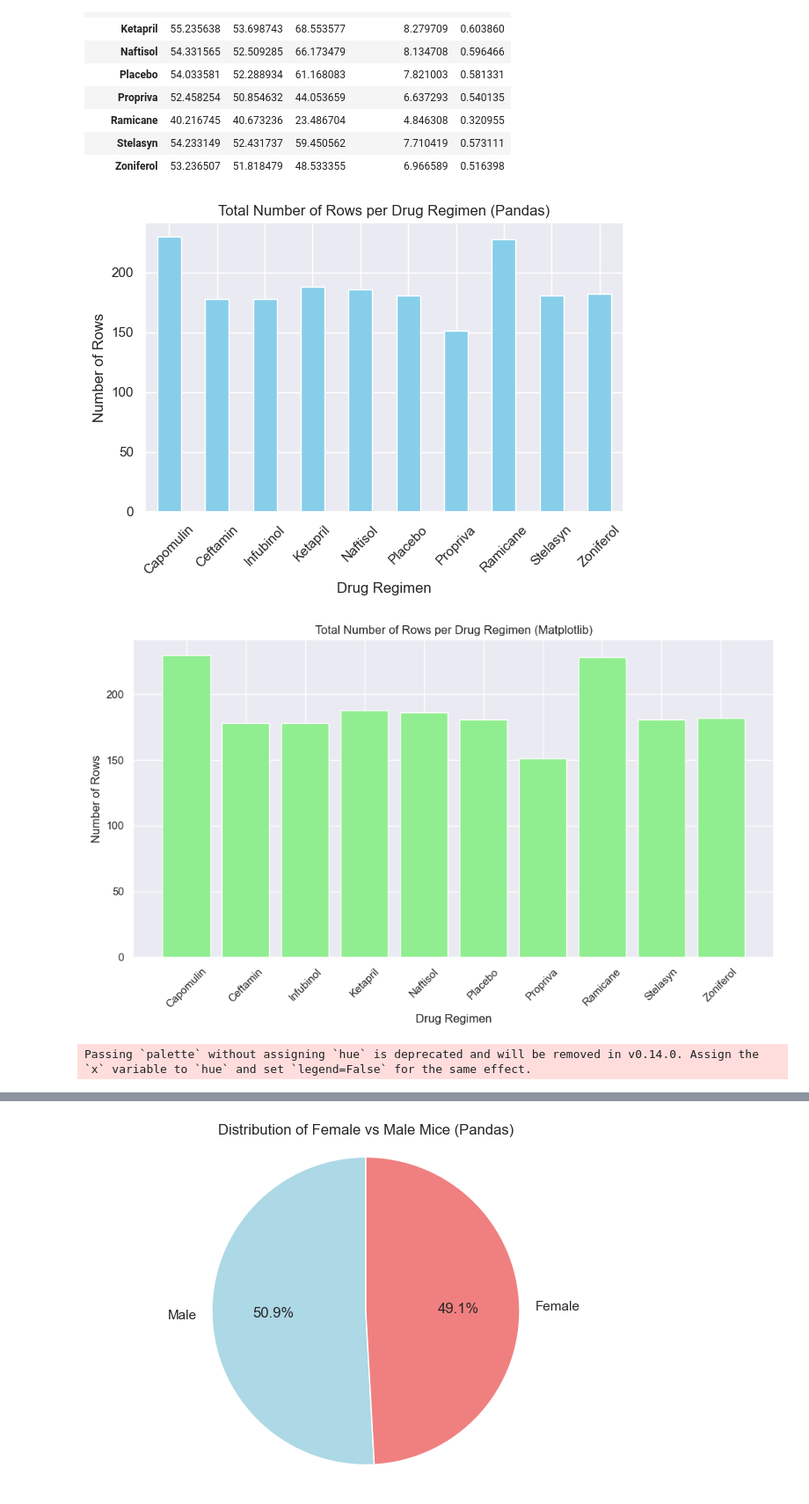
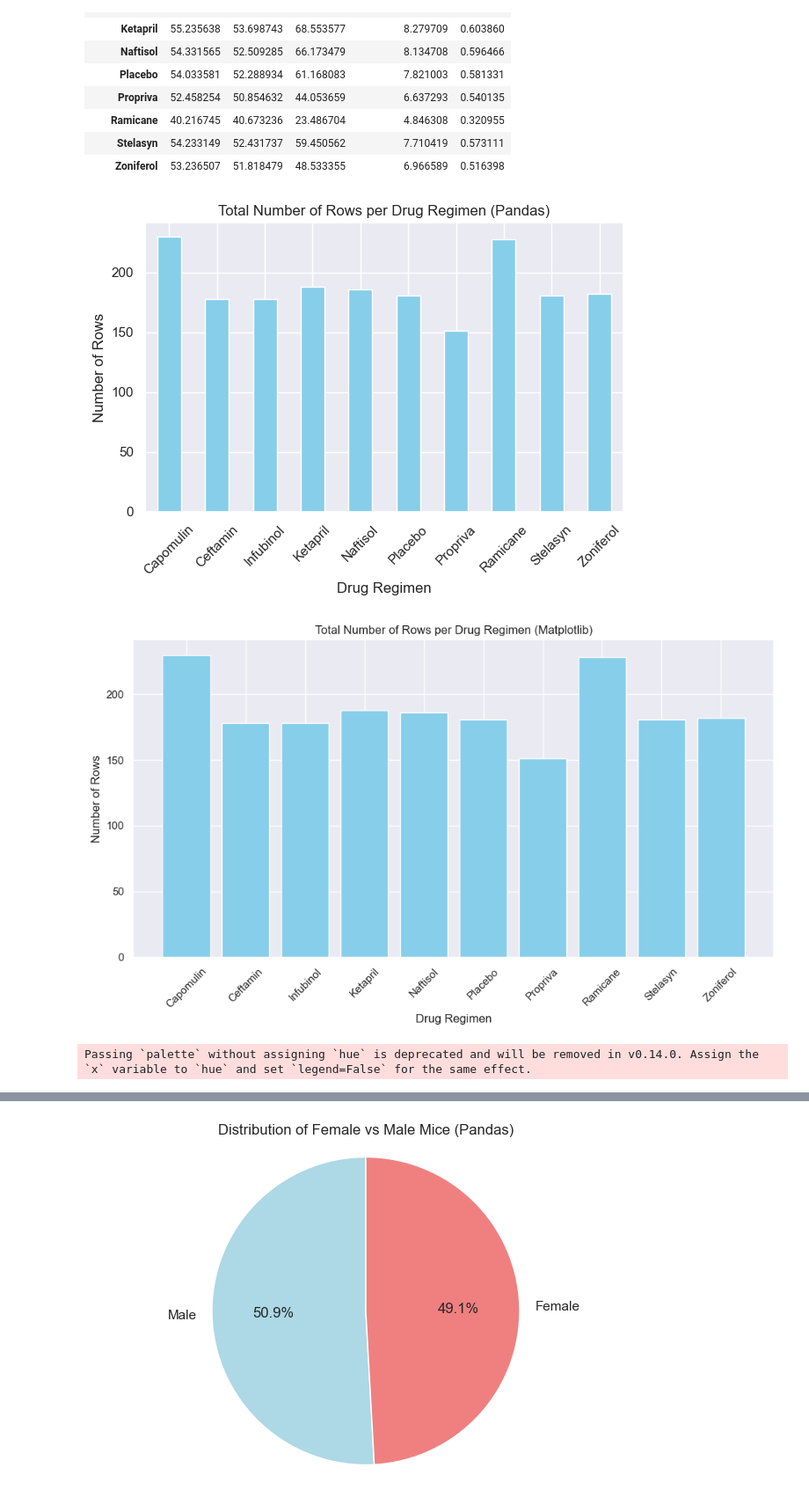
Before and after one commit to lirralirra/Week5_matplotlib_Challenge, a Jupyter notebook: main.ipynb, the cells around one changed output, grey strips where cells are left out. Shown at 88% size. Saved outputs shown, nothing was run; the diff lists cells and outputs as text; code cells hidden in the pictures.

```diff
--- a/main.ipynb
+++ b/main.ipynb
@@ -140,38 +140,38 @@ plt.show()
 
 # Bar Chart using Matplotlib's pyplot methods
 plt.figure(figsize=(10, 6))
-plt.bar(drug_counts.index, drug_counts.values, color='lightgreen')
+plt.bar(drug_counts.index, drug_counts.values, color='skyblue')
 plt.title('Total Number of Rows per Drug Regimen (Matplotlib)')
 plt.xlabel('Drug Regimen')
 plt.ylabel('Number of Rows')
 plt.xticks(rotation=45)
 plt.tight_layout()
 plt.show()
 
 #using seaborn
 # Set the style
 sns.set(style='darkgrid')
 
 # Bar chart with Seaborn
 plt.figure(figsize=(10, 6))
 sns.barplot(x=drug_counts.index,
             y=drug_counts.values, palette='viridis')
 plt.title('Total Number of Rows per Drug Regimen (Seaborn)')
 plt.xlabel('Drug Regimen')
 plt.ylabel('Number of Rows')
 plt.xticks(rotation=45)
 plt.show()
 
 #using plotnine(I love GGplot!)
 bar_plot = (ggplot(data_clean, aes(x='Drug Regimen')) +
             geom_bar(fill='lightblue') +
             labs(title='Total Number of Rows per Drug Regimen (Plotnine)',
                  x='Drug Regimen',
                  y='Number of Rows'))
 print(bar_plot)
 # %% [output]
 [figure]
-[figure, old version]
+[figure, new version]
 Passing `palette` without assigning `hue` is deprecated and will be removed in v0.14.0. Assign the `x` variable to `hue` and set `legend=False` for the same effect.
 [figure]
 [figure]
```
